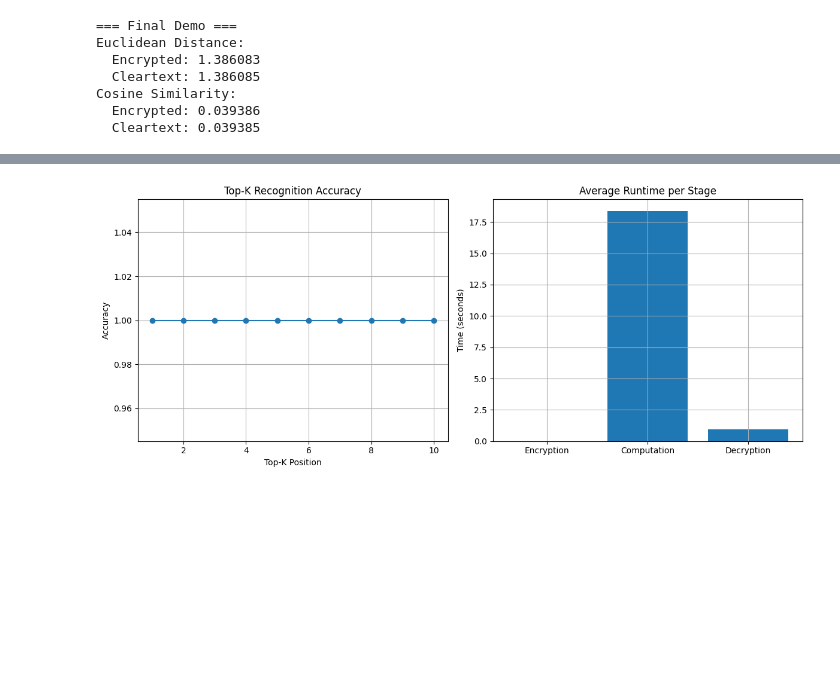
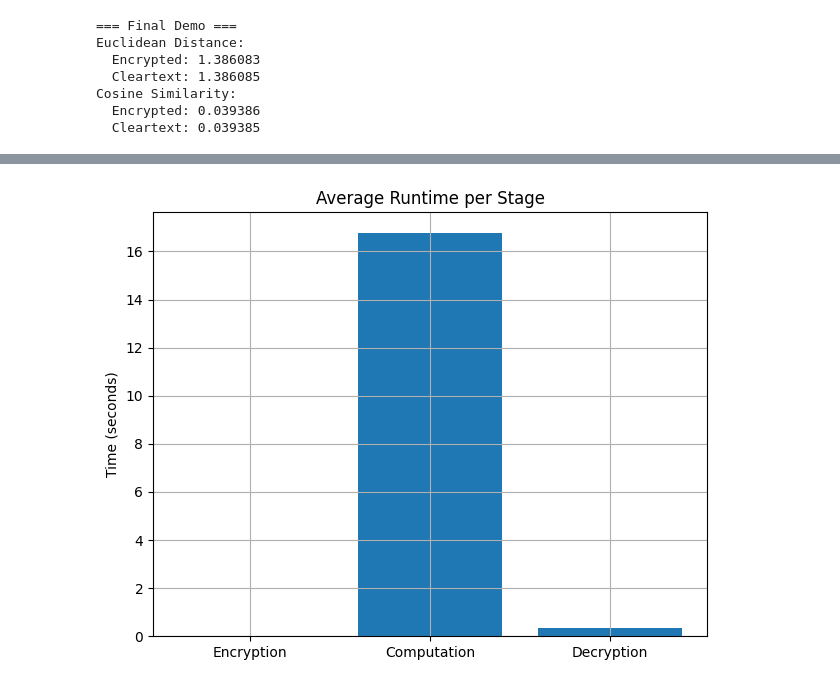
Before and after one commit to RaneemIbra/Secure-Machine-Learning, a Jupyter notebook: holy_grail.ipynb, the cells around one changed output, grey strips where cells are left out. Saved outputs shown, nothing was run; the diff lists cells and outputs as text; code cells hidden in the pictures; blank space fills up the shorter version.

```diff
--- a/holy_grail.ipynb
+++ b/holy_grail.ipynb
@@ -813,7 +813,6 @@ import pandas as pd
 import tenseal as ts
 from pathlib import Path
 from sklearn.metrics import top_k_accuracy_score
-import sys
 
 # ======================
 # Configuration
@@ -835,19 +834,21 @@ X_train = np.load('partA_train_embeddings.npy')[:NUM_TEMPLATES]
 X_test = np.load('partA_test_embeddings.npy')[:NUM_TEST_SAMPLES]
 y_test = np.load('partA_test_labels.npy')[:NUM_TEST_SAMPLES]
 
+
+train_norms = np.linalg.norm(X_train, axis=1)**2
 # ======================
 # Step 5-6: Cleartext Processing
 # ======================
 def generate_cleartext_results():
     print("Generating cleartext results...")
 
-    # Compute similarity scores
-    scores = np.dot(X_test, X_train.T)
+    # Compute squared Euclidean distances with proper dimension handling
+    test_norms = np.linalg.norm(X_test, axis=1, keepdims=True)**2  # Fixed line
+    scores = test_norms + train_norms - 2 * np.dot(X_test, X_train.T)
 
-    # Get top-K indices
-    top10_indices = np.argsort(-scores, axis=1)[:, :TOP_K]
+    # Get top-K indices (smallest distances)
+    top10_indices = np.argsort(scores, axis=1)[:, :TOP_K]
 
-    # Save to CSV
     pd.DataFrame(scores).to_csv('scores.csv', index=False)
     pd.DataFrame(top10_indices).to_csv('top10.csv', index=False)
 
@@ -868,30 +869,35 @@ class HomomorphicBiometricSystem:
         self.context.generate_galois_keys()
         self.context.global_scale = CKKS_PARAMS["global_scale"]
 
-        # Encrypt templates with SIMD packing
-        self.encrypted_templates = self._batch_encrypt(X_train)
+        # Store encrypted templates and precomputed norms
+        self.encrypted_templates, self.train_norms = self._batch_encrypt(X_train)
 
     def _batch_encrypt(self, vectors):
-        """Encrypt vectors using SIMD packing"""
+        """Encrypt original vectors (no normalization)"""
         encrypted = []
+        norms = np.linalg.norm(vectors, axis=1)**2
         for vec in vectors:
-            # Normalize and encrypt
-            vec_norm = vec / np.linalg.norm(vec)
-            enc = ts.ckks_vector(self.context, vec_norm)
+            enc = ts.ckks_vector(self.context, vec)
             encrypted.append(enc)
-        return encrypted
+        return encrypted, norms
 
     def process_sample(self, sample):
-        """Process one sample through homomorphic pipeline"""
-        # Encrypt sample
+        """Compute squared Euclidean distance homomorphically"""
+        # Compute sample norm in clear
+        sample_norm = np.linalg.norm(sample)**2
+
+        # Encrypt original sample
         t_start = time.time()
-        sample_norm = sample / np.linalg.norm(sample)
-        enc_sample = ts.ckks_vector(self.context, sample_norm)
+        enc_sample = ts.ckks_vector(self.context, sample)
         encrypt_time = time.time() - t_start
 
-        # Compute similarities
+        # Compute distances: ||x||² + ||y||² - 2<x,y>
         t_start = time.time()
-        similarities = [enc_sample.dot(t) for t in self.encrypted_templates]
+        similarities = []
+        for enc_template, y_norm in zip(self.encrypted_templates, self.train_norms):
+            dot_product = enc_sample.dot(enc_template)
+            distance = (-2 * dot_product) + (sample_norm + y_norm)
+            similarities.append(distance)
         compute_time = time.time() - t_start
 
         # Decrypt results
@@ -911,7 +917,6 @@ def homomorphic_processing():
     print("\nRunning homomorphic processing...")
     system = HomomorphicBiometricSystem()
 
-    # Storage for results
     homomorphic_scores = []
     homomorphic_top10 = []
     timing_metrics = {
@@ -924,17 +929,15 @@ def homomorphic_processing():
         print(f"Processing sample {idx+1}/{len(X_test)}")
         result = system.process_sample(sample)
 
-        # Store results
+        # Store scores and indices (sorted ascending for distance)
         homomorphic_scores.append(result['scores'])
-        homomorphic_top10.append(np.argsort(-result['scores'])[:TOP_K])
+        homomorphic_top10.append(np.argsort(result['scores'])[:TOP_K])
 
-        # Store timings
         t_enc, t_comp, t_dec = result['timing']
         timing_metrics['encryption'].append(t_enc)
         timing_metrics['computation'].append(t_comp)
         timing_metrics['decryption'].append(t_dec)
 
-    # Save results
     pd.DataFrame(homomorphic_scores).to_csv('scores_dec.csv', index=False)
     pd.DataFrame(homomorphic_top10).to_csv('top10_dec.csv', index=False)
 
@@ -1019,14 +1022,6 @@ import matplotlib.pyplot as plt
 
 plt.figure(figsize=(12, 5))
 
-# Accuracy Plot
-plt.subplot(1, 2, 1)
-plt.plot(range(1, TOP_K+1), topk_acc, marker='o')
-plt.xlabel('Top-K Position')
-plt.ylabel('Accuracy')
-plt.title('Top-K Recognition Accuracy')
-plt.grid(True)
-
 # Runtime Plot
 plt.subplot(1, 2, 2)
 plt.bar(['Encryption', 'Computation', 'Decryption'],
@@ -1059,2 +1054,2 @@ Total Time/Sample: 19.3162s
 Ciphertext Size: 0.32MB
-[figure, old version]
+[figure, new version]
```
Also changed, not shown: parts of 1 cell of this notebook.
